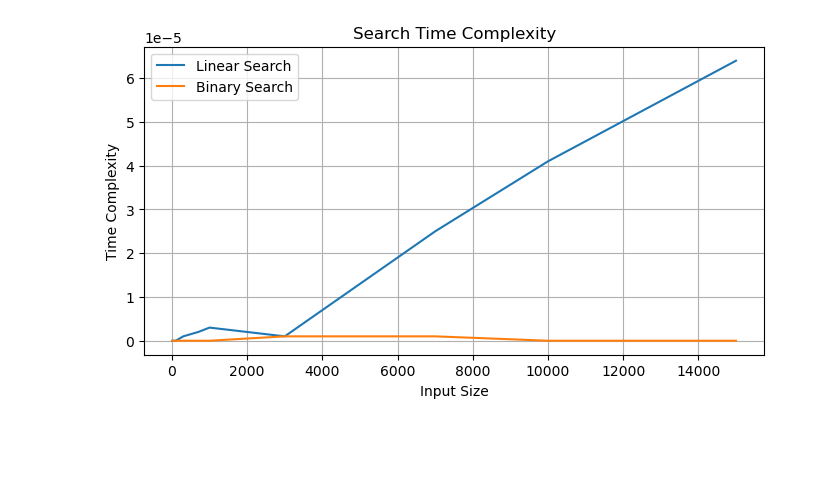
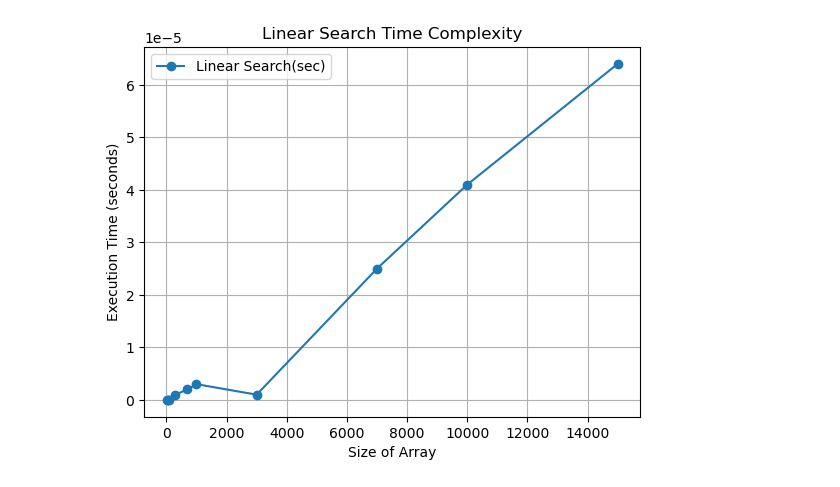
Before and after one commit to lakshaybansal013-gif/ADA_Projects_File, a Jupyter notebook: searching_graphs.ipynb, the cells around one changed output. Saved outputs shown, nothing was run; the diff lists cells and outputs as text; code cells hidden in the pictures; blank space fills up the shorter version.

```diff
--- a/searching_graphs.ipynb
+++ b/searching_graphs.ipynb
@@ -27,28 +34,9 @@ print(df2)
 # %%
-plt.figure(figsize=(8, 4))
-ax = plt.gca()
-
-df.plot(
-    x='n',
-    y='Linear Search(sec)',
-    kind='line',
-    ax=ax,
-    label='Linear Search',
-    title='Search Time Complexity'
-)
-
-df2.plot(
-    x='n',
-    y='Binary Search(sec)',
-    kind='line',
-    ax=ax,
-    label='Binary Search'
-)
-
-plt.xlabel('Input Size')
-plt.ylabel('Time Complexity')
-plt.legend()
+df.plot(x='n', y='Linear Search(sec)',kind='line', marker='o')
+plt.xlabel('Size of Array')
+plt.ylabel('Execution Time (seconds)')
+plt.title('Linear Search Time Complexity')
 plt.grid(True)
 plt.show()
 # %% [output]
-[figure, old version]
+[figure, new version]
```
Also changed, not shown: parts of 3 cells of this notebook, 6 other files.
